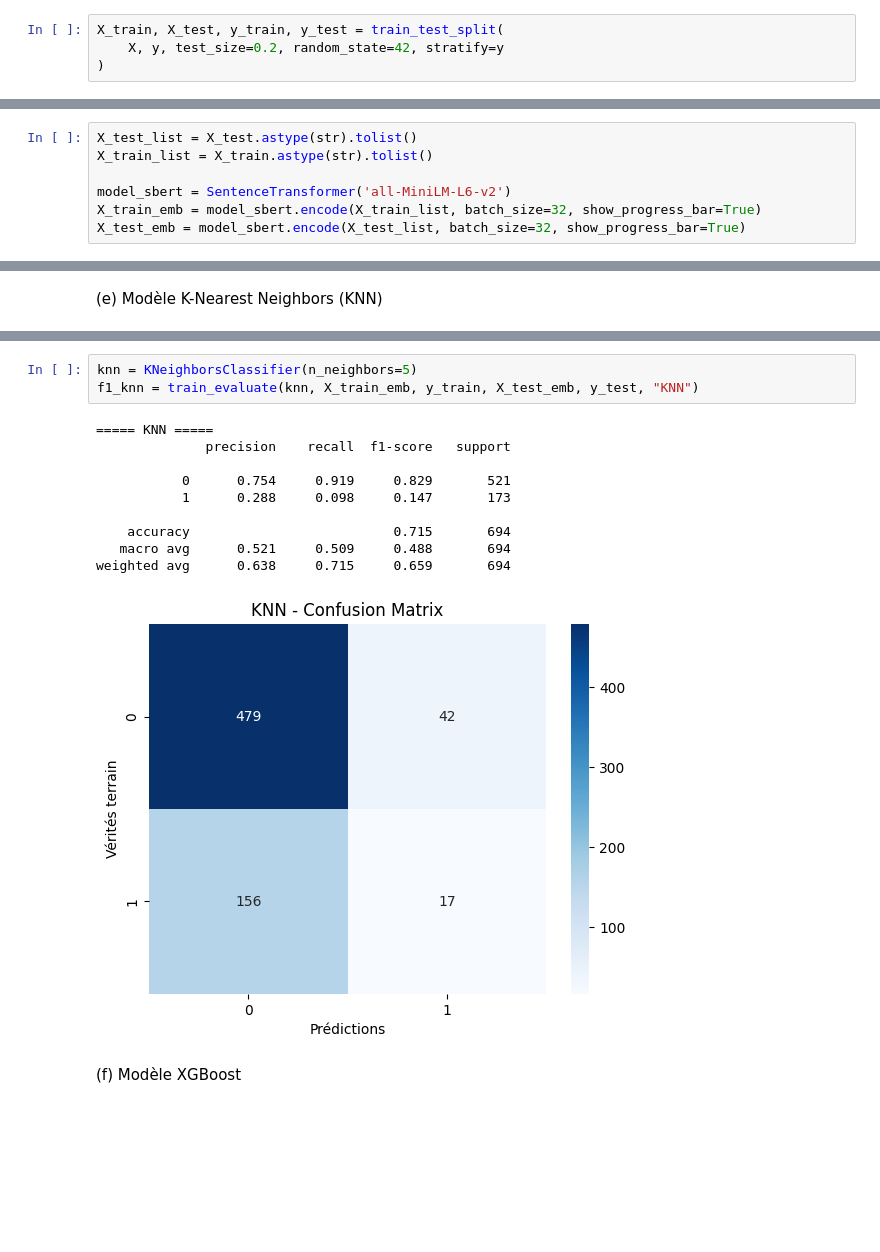
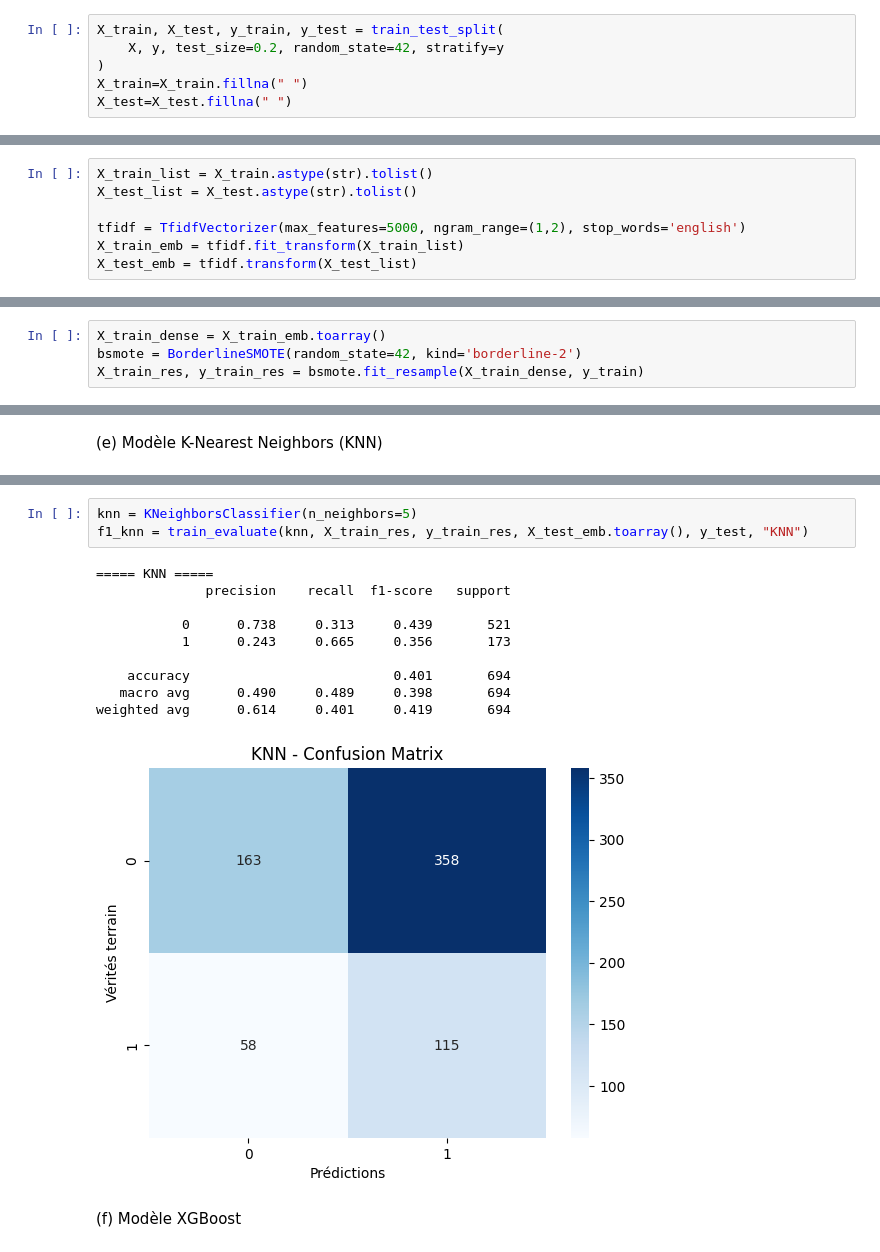
Before and after one commit to Firasbaklouti1/sarcasm-detection-machine-learning-project, a Jupyter notebook: Sarcasm_Eval.ipynb, the cells around one changed output, grey strips where cells are left out. Drawn from its saved outputs; the diff is of its cells as text; blank space fills up the shorter version.

```diff
--- a/Sarcasm_Eval.ipynb
+++ b/Sarcasm_Eval.ipynb
@@ -161,6 +204,8 @@ y = train_data['sarcastic']
 X_train, X_test, y_train, y_test = train_test_split(
     X, y, test_size=0.2, random_state=42, stratify=y
 )
+X_train=X_train.fillna(" ")
+X_test=X_test.fillna(" ")
 # %% [markdown]
 ***3-Vectorisation (transformation en nombres)***
 # %% [markdown]
@@ -168,7 +213,7 @@ X_train, X_test, y_train, y_test = train_test_split(
 # %%
+X_train_list = X_train.astype(str).tolist()
 X_test_list = X_test.astype(str).tolist()
-X_train_list = X_train.astype(str).tolist()
 
-model_sbert = SentenceTransformer('all-MiniLM-L6-v2')
-X_train_emb = model_sbert.encode(X_train_list, batch_size=32, show_progress_bar=True)
-X_test_emb = model_sbert.encode(X_test_list, batch_size=32, show_progress_bar=True)
+tfidf = TfidfVectorizer(max_features=5000, ngram_range=(1,2), stop_words='english')
+X_train_emb = tfidf.fit_transform(X_train_list)
+X_test_emb = tfidf.transform(X_test_list)
@@ -174,0 +226,4 @@ X_test_emb = model_sbert.encode(X_test_list, batch_size=32, show_progress_bar=Tr
+# %%
+X_train_dense = X_train_emb.toarray()
+bsmote = BorderlineSMOTE(random_state=42, kind='borderline-2')
+X_train_res, y_train_res = bsmote.fit_resample(X_train_dense, y_train)
@@ -270,16 +371,16 @@ weighted avg      0.662     0.648     0.655       694
 # %%
 knn = KNeighborsClassifier(n_neighbors=5)
-f1_knn = train_evaluate(knn, X_train_emb, y_train, X_test_emb, y_test, "KNN")
+f1_knn = train_evaluate(knn, X_train_res, y_train_res, X_test_emb.toarray(), y_test, "KNN")
 # %% [output]
 ===== KNN =====
               precision    recall  f1-score   support
 
-           0      0.754     0.919     0.829       521
-           1      0.288     0.098     0.147       173
+           0      0.738     0.313     0.439       521
+           1      0.243     0.665     0.356       173
 
-    accuracy                          0.715       694
-   macro avg      0.521     0.509     0.488       694
-weighted avg      0.638     0.715     0.659       694
+    accuracy                          0.401       694
+   macro avg      0.490     0.489     0.398       694
+weighted avg      0.614     0.401     0.419       694
-[figure, old version]
+[figure, new version]
 # %% [markdown]
 (f) Modèle XGBoost
```
Also changed, not shown: parts of 69 cells of this notebook, 8 other files.
